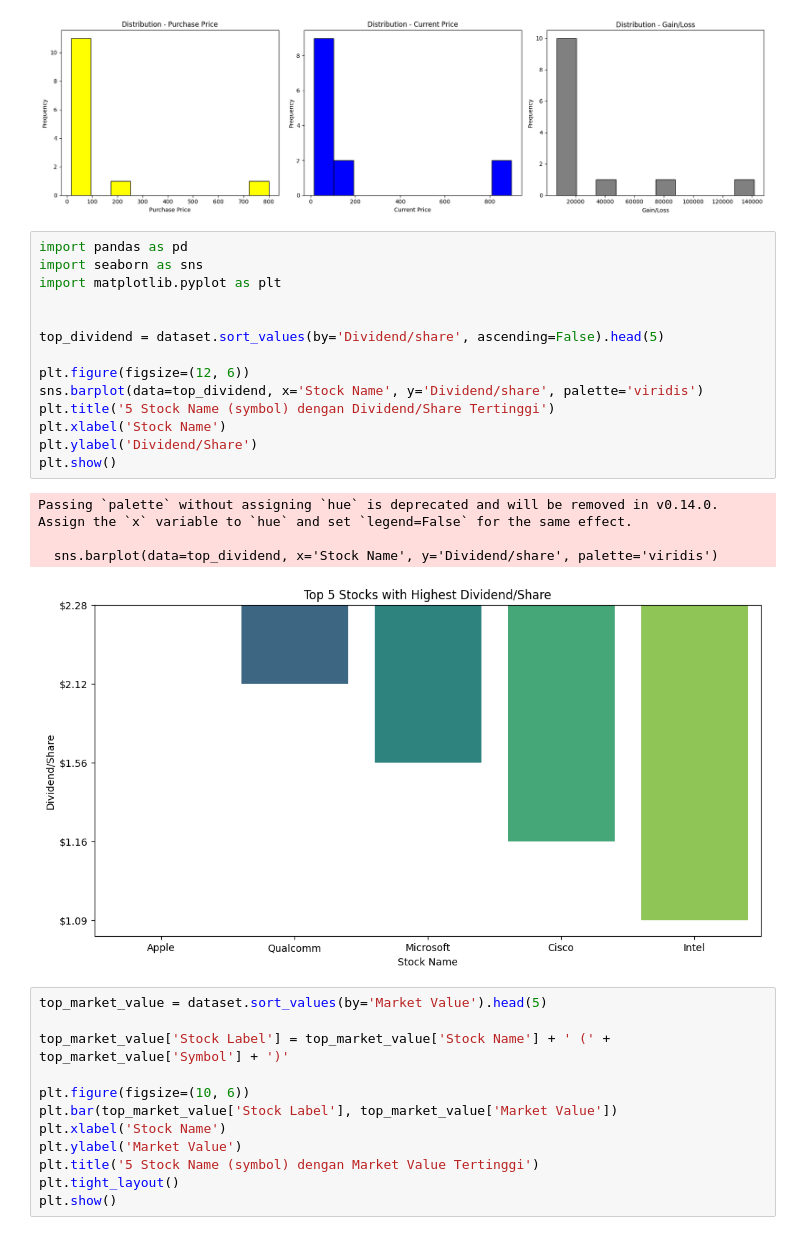
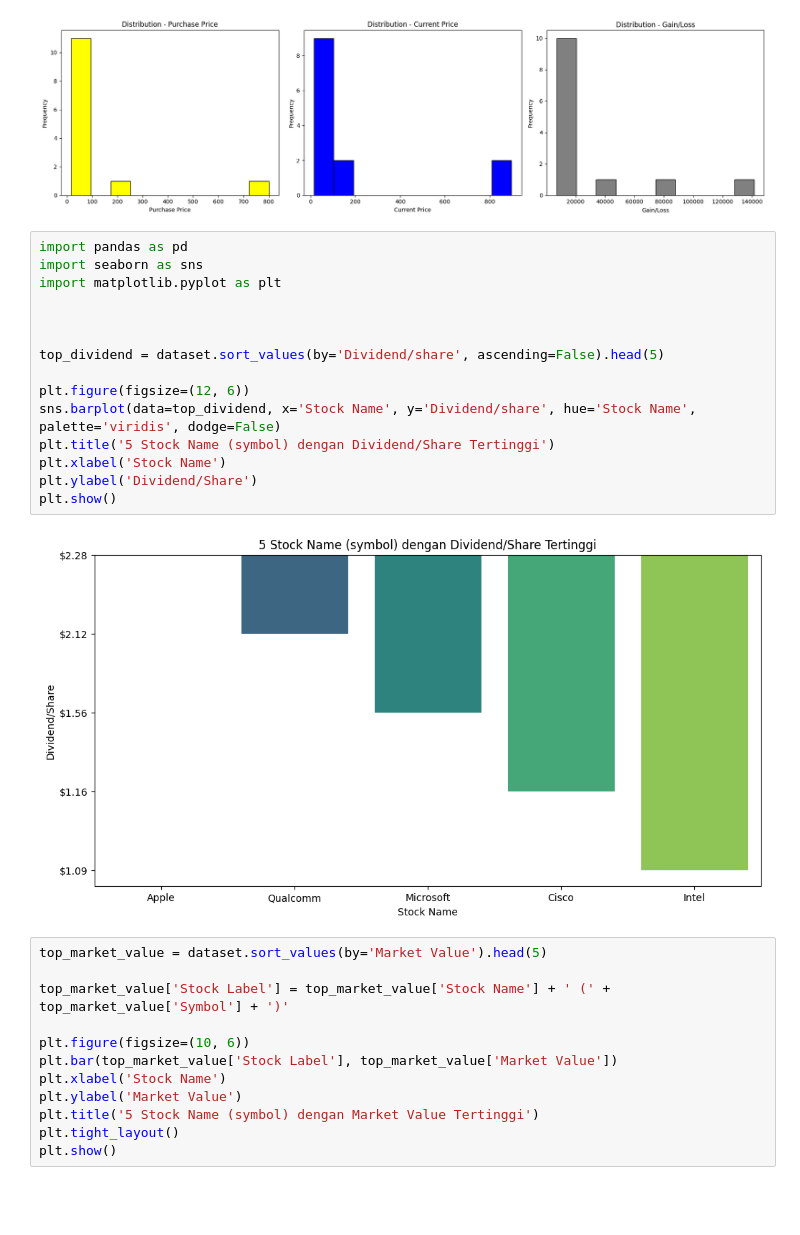
Before and after one commit to thaniaputriaz/uas-komgraf, a Jupyter notebook: uas_prak_komgraf_G211230084.ipynb, the cells around one changed output. Saved outputs shown, nothing was run; the diff lists cells and outputs as text; blank space fills up the shorter version.

```diff
--- a/uas_prak_komgraf_G211230084.ipynb
+++ b/uas_prak_komgraf_G211230084.ipynb
@@ -63,22 +63,20 @@ plt.show()
 # %%
 import pandas as pd
 import seaborn as sns
 import matplotlib.pyplot as plt
 
 
+
 top_dividend = dataset.sort_values(by='Dividend/share', ascending=False).head(5)
 
 plt.figure(figsize=(12, 6))
-sns.barplot(data=top_dividend, x='Stock Name', y='Dividend/share', palette='viridis')
+sns.barplot(data=top_dividend, x='Stock Name', y='Dividend/share', hue='Stock Name', palette='viridis', dodge=False)
 plt.title('5 Stock Name (symbol) dengan Dividend/Share Tertinggi')
 plt.xlabel('Stock Name')
 plt.ylabel('Dividend/Share')
 plt.show()
 # %% [output]
-Passing `palette` without assigning `hue` is deprecated and will be removed in v0.14.0. Assign the `x` variable to `hue` and set `legend=False` for the same effect.
-
-  sns.barplot(data=top_dividend, x='Stock Name', y='Dividend/share', palette='viridis')
-[figure, old version]
+[figure, new version]
 # %%
 top_market_value = dataset.sort_values(by='Market Value').head(5)
 
```
